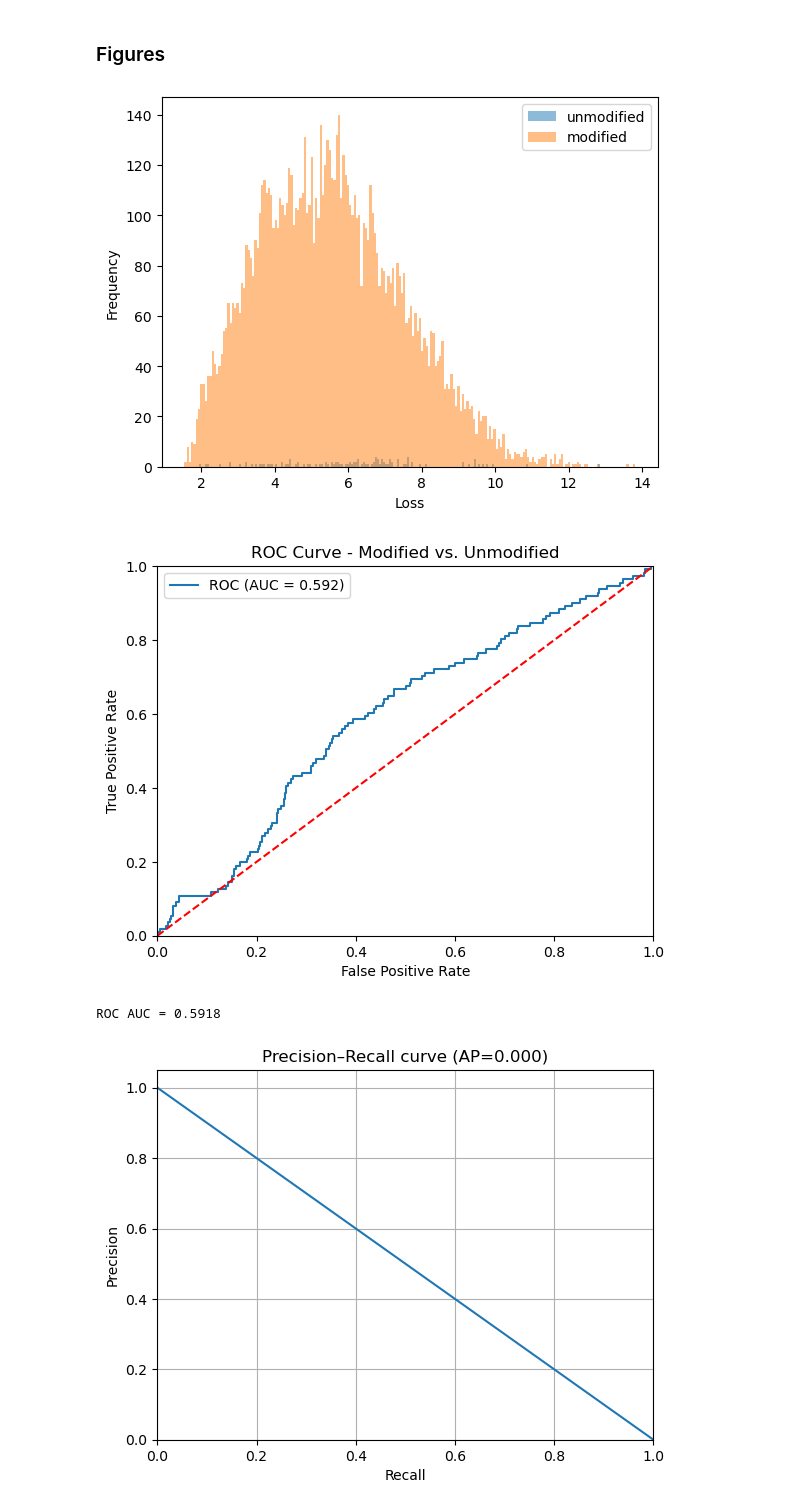
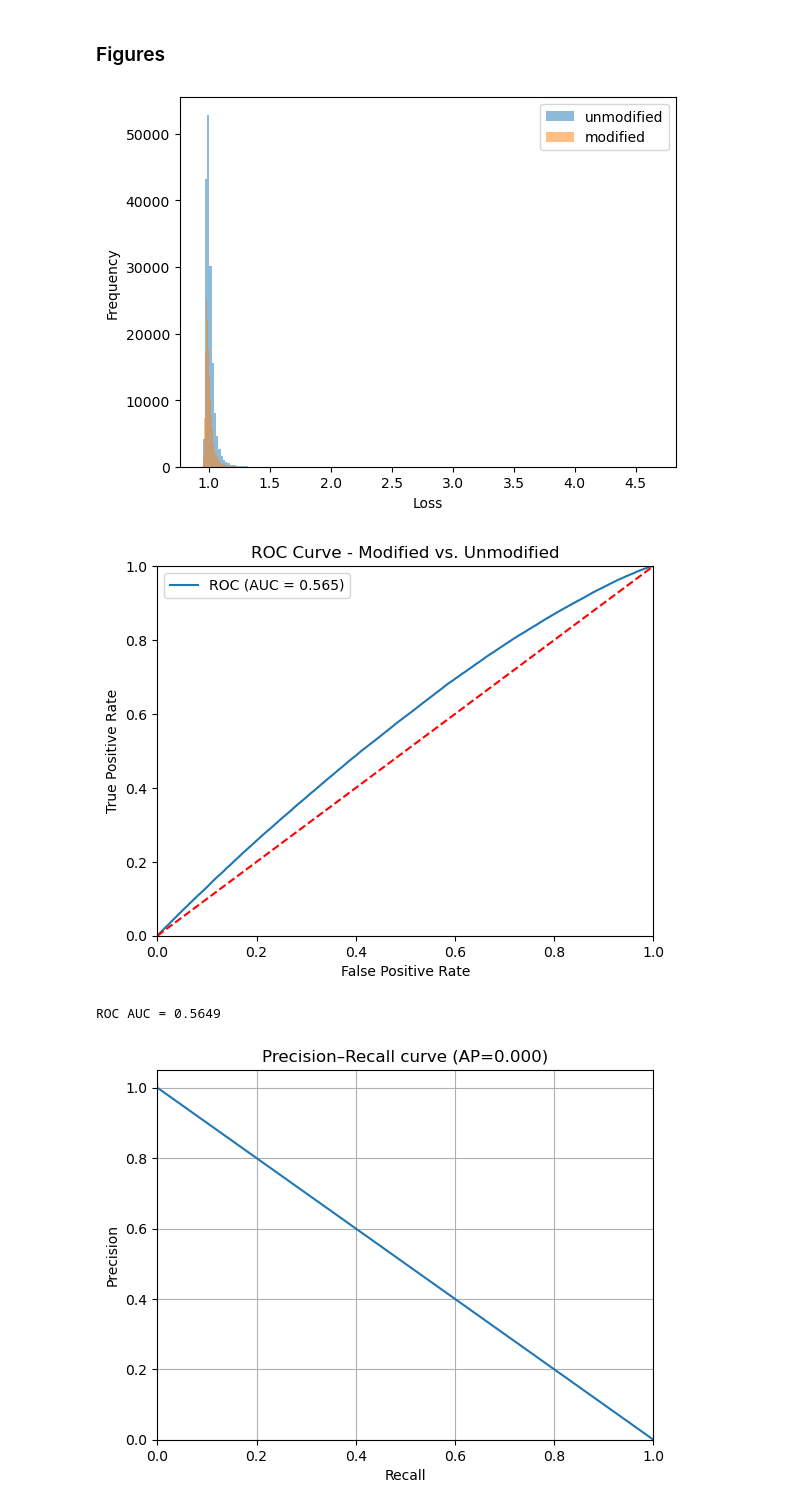
Before and after one commit to WGLab/novamod, a Jupyter notebook: training/evaluation.ipynb, the cells around one changed output. Saved outputs shown, nothing was run; the diff lists cells and outputs as text; code cells hidden in the pictures.

```diff
--- a/training/evaluation.ipynb
+++ b/training/evaluation.ipynb
@@ -71,38 +73,38 @@ from scipy.stats import pearsonr, spearmanr
 
 from sklearn.metrics import roc_curve, precision_recall_curve, auc, average_precision_score
 
 def plotROC(df, score_col, label_col):
     fpr, tpr, thresholds = roc_curve(df[label_col], df[score_col])
     roc_auc = auc(fpr, tpr)
     plt.plot(fpr, tpr, label=f"ROC (AUC = {roc_auc:.3f})")
     plt.plot([0,1],[0,1],'r--')
     plt.xlim([0, 1])
     plt.ylim([0, 1])
     plt.xlabel("False Positive Rate")
     plt.ylabel("True Positive Rate")
     plt.title("ROC Curve - Modified vs. Unmodified")
     plt.legend()
     plt.savefig('figures/ROC_latest.png', dpi=300)
     plt.show()
     print(f"ROC AUC = {roc_auc:.4f}")
 
 def plotHist(df, score_col, label_col):
     plt.hist(df.loc[df[label_col]==1,score_col], bins=200, alpha=0.5, label='unmodified');
     plt.hist(df.loc[df[label_col]==0,score_col], bins=200, alpha=0.5, label='modified');
     #plt.xlim([0, 0.2])
     #plt.ylim([0, 1])
     plt.xlabel("Loss")
     plt.ylabel("Frequency")
     plt.legend()
     plt.savefig('figures/hist_latest.png', dpi=300)
     plt.show()
 
-plotHist(df, 'scores', 'labels_b')
-plotROC(df, 'scores', 'labels_b')
+plotHist(df, 'score_recon', 'labels')
+plotROC(df, 'score_recon', 'labels')
 # %% [output]
-[figure, old version]
+[figure, new version]
-[figure, old version]
+[figure, new version]
-ROC AUC = 0.5918
+ROC AUC = 0.5649
 # %%
 def plot_pr_curve(scores, labels, title="Precision–Recall curve"):
     scores = np.asarray(scores).ravel()
```
Also changed, not shown: parts of 1 cell of this notebook, 9 other files.
